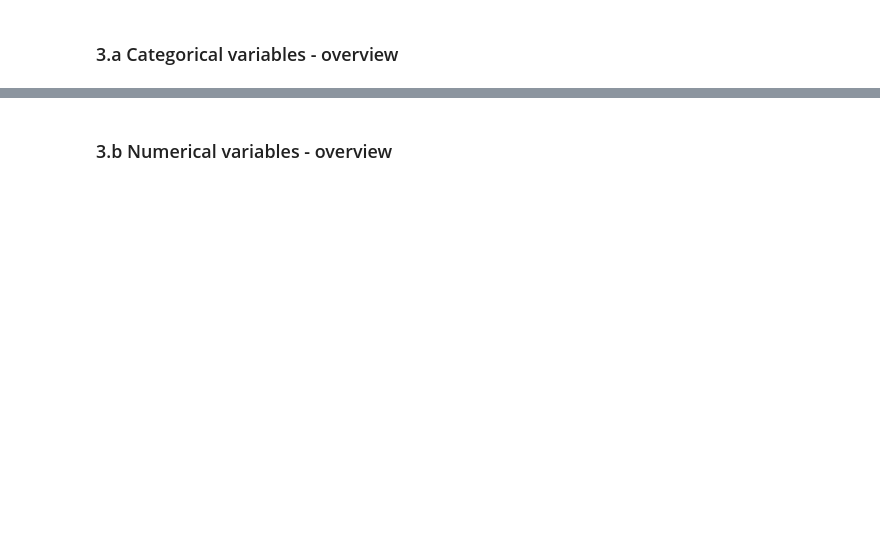
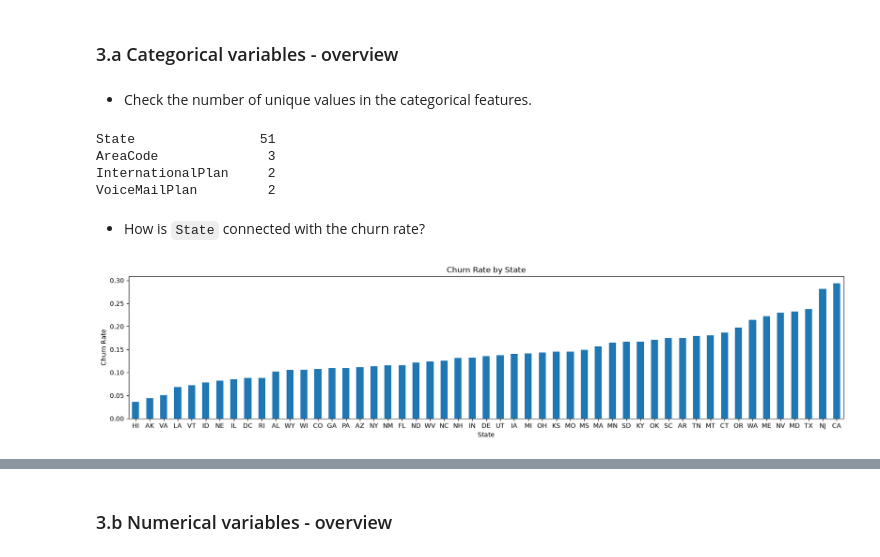
Before and after one commit to vinimsc/dat200-ca4, a Jupyter notebook: CA4-Group3.ipynb, the cells around one changed output, grey strips where cells are left out. Saved outputs shown, nothing was run; the diff lists cells and outputs as text; code cells hidden in the pictures; blank space fills up the shorter version.

```diff
--- a/CA4-Group3.ipynb
+++ b/CA4-Group3.ipynb
@@ -15,5 +25,5 @@ import seaborn as sns
 # %% [markdown]
 ## 2. Reading data
 # %%
-data = pd.read_csv('trainCA4DAT200.csv')
-data.head()
+df = pd.read_csv("data/trainCA4DAT200.csv", index_col="CustomerId")
+df.head()
@@ -42,0 +50,34 @@ plt.show()
+# %% [markdown]
+* Check the number of unique values in the categorical features.
+# %%
+raw_categorical = ["State", "AreaCode", "InternationalPlan", "VoiceMailPlan"]
+
+print(
+    df[raw_categorical]
+    .nunique()
+    .to_string()
+)
+# %% [output]
+State                51
+AreaCode              3
+InternationalPlan     2
+VoiceMailPlan         2
+# %% [markdown]
+* How is `State` connected with the churn rate?
+# %%
+plt.figure(figsize=(20, 4))
+
+(
+    df.groupby("State")
+    ["Churn"].mean()
+    .sort_values()
+    .plot.bar()
+)
+
+plt.xlabel("State")
+plt.tick_params(axis="x", rotation=0)
+plt.ylabel("Churn Rate")
+plt.title("Churn Rate by State")
+plt.show()
+# %% [output]
+[figure, added]
```
Also changed, not shown: parts of 69 cells of this notebook.
